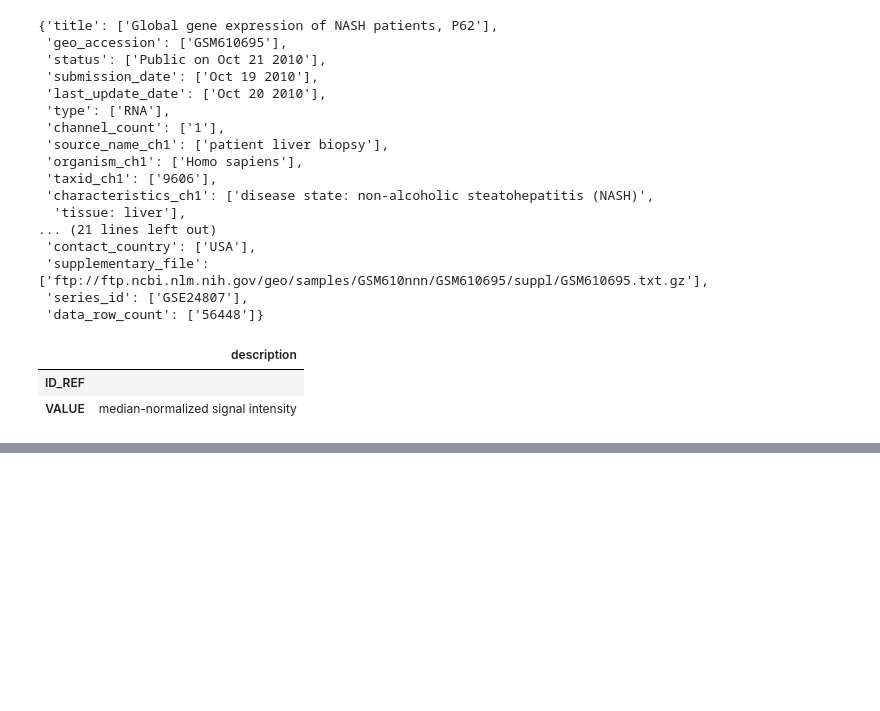
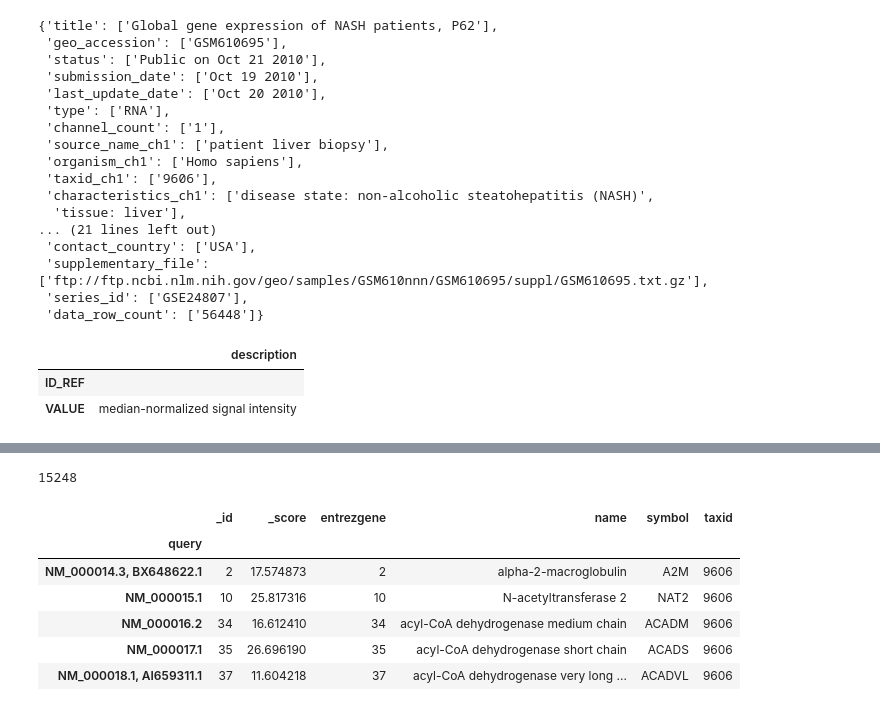
Before and after one commit to hmkim/ncbi-geo, a Jupyter notebook: GSE24807-GEOparse.ipynb, the cells around one changed output, grey strips where cells are left out. Drawn from its saved outputs; the diff is of its cells as text; code cells hidden in the pictures; blank space fills up the shorter version.

```diff
--- a/GSE24807-GEOparse.ipynb
+++ b/GSE24807-GEOparse.ipynb
@@ -129,0 +165,14 @@ df.loc[indice]
+# %%
+mg_nodup = [ q_dict for q_dict in mg_dict if 'notfound' not in q_dict.keys()]
+print(len(mg_nodup))
+mg_nodup_df = pd.DataFrame.from_dict(mg_nodup).set_index('query')
+mg_nodup_df.head()
+# %% [output]
+15248
+|  | _id | _score | entrezgene | name | symbol | taxid |
+| query |  |  |  |  |  |  |
+| NM_000014.3, BX648622.1 | 2 | 17.574873 | 2 | alpha-2-macroglobulin | A2M | 9606 |
+| NM_000015.1 | 10 | 25.817316 | 10 | N-acetyltransferase 2 | NAT2 | 9606 |
+| NM_000016.2 | 34 | 16.612410 | 34 | acyl-CoA dehydrogenase medium chain | ACADM | 9606 |
+| NM_000017.1 | 35 | 26.696190 | 35 | acyl-CoA dehydrogenase short chain | ACADS | 9606 |
+| NM_000018.1, AI659311.1 | 37 | 11.604218 | 37 | acyl-CoA dehydrogenase very long ... | ACADVL | 9606 |
```
Also changed, not shown: parts of 11 cells of this notebook, 1 other file.
